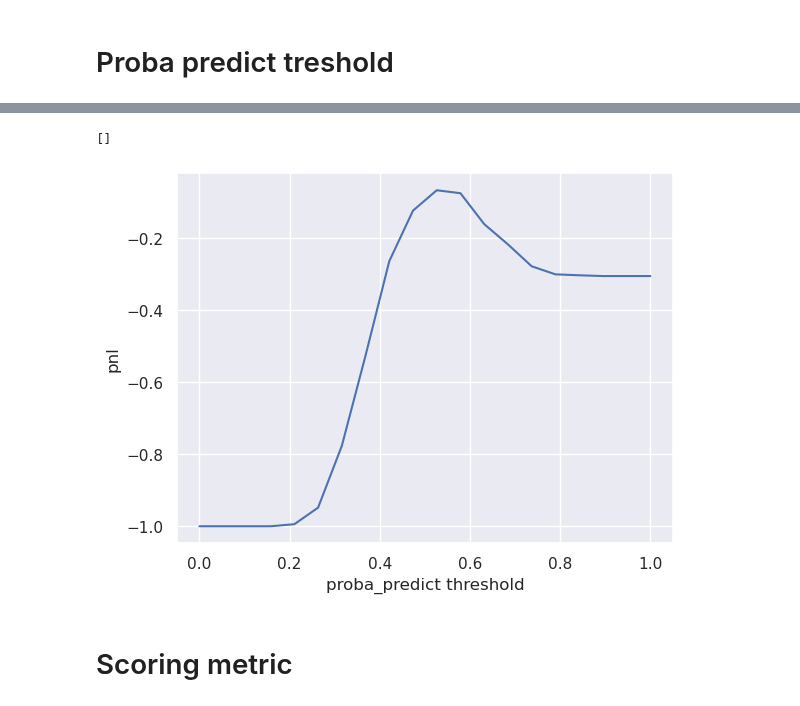
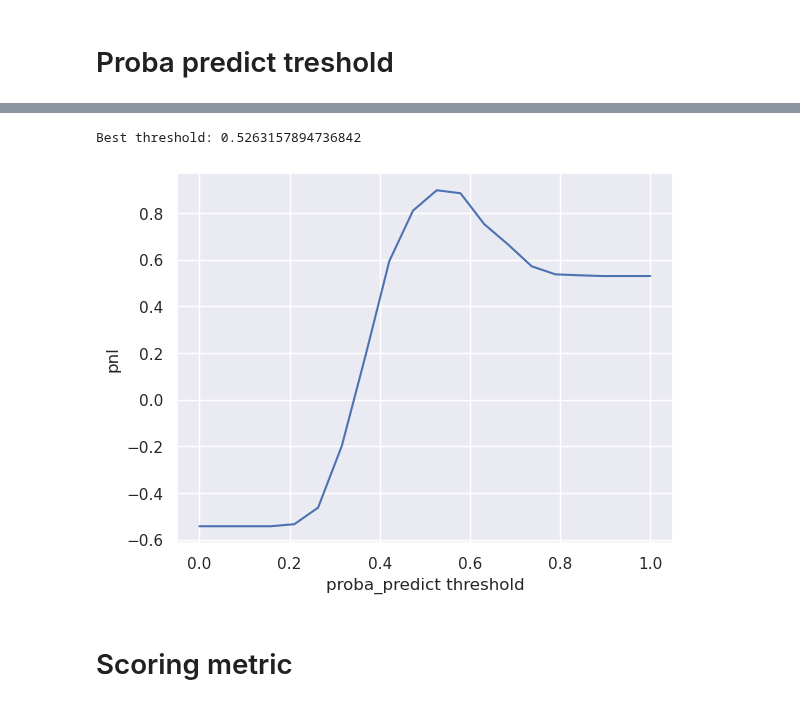
Before and after one commit to carlgennetais/P7_scoring_ML, a Jupyter notebook: notebooks/P7_04_modeling-pipeline.ipynb, the cells around one changed output, grey strips where cells are left out. Cells and saved outputs as stored; diff of their text form; code cells hidden in the pictures.

Commit message:
add metric comparision to baseline

```diff
--- a/notebooks/P7_04_modeling-pipeline.ipynb
+++ b/notebooks/P7_04_modeling-pipeline.ipynb
@@ -76,8 +76,8 @@ X_train, X_test, y_train, y_test = train_test_split(
 random_clf = DummyClassifier(strategy="uniform")
 random_clf.fit(X_train, y_train)
 y_pred_random = random_clf.predict(X_test)
-print(
-    f"PNL score with random clf: {human_format(pnl(y_test, y_pred_random, normalize=False))}"
-)
+# TODO: average over 10 runs
+baseline_pnl = pnl(y_test, y_pred_random, normalize=False)
+print(f"PNL score with random clf (baseline): {human_format(baseline_pnl)}")
 print(f"ROC score with random clf: {metrics.roc_auc_score(y_test, y_pred_random)}")
 # %% [output]
@@ -214,3 +221,10 @@ def pnl(
+# %%
+def pnl_to_baseline(y_true: "ndarray", y_pred: "ndarray", normalize=False):
+    dollar_diff = pnl(y_true, y_pred) - baseline_pnl
+    if normalize:
+        return dollar_diff / abs(baseline_pnl)
+    else:
+        return human_format(dollar_diff)
 # %% [markdown]
 ### Create customer scorer from custom pnl function
 # %%
@@ -481,23 +495,20 @@ plt.show();
 # %%
-res_roc_auc = pd.Series()
-res_accuracy = pd.Series()
+# looking for the proba predict threshold generating the maximum revenue
+# make new predictions
+y_pred_proba = (model.predict_proba(X_test))[:, 1]
 res_pnl = pd.Series()
 for threshold in np.linspace(0, 1, 20):
-    y_pred_threshold = (
-        model.predict_proba(
-            X_test,
-        )[:, 1]
-        >= threshold
-    ).astype(int)
-    res_roc_auc.loc[threshold] = metrics.roc_auc_score(y_test, y_pred_threshold)
-    res_accuracy.loc[threshold] = metrics.accuracy_score(y_test, y_pred_threshold)
-    res_pnl.loc[threshold] = pnl(y_test, y_pred_threshold)
-
-ax = res_pnl.plot()
+    y_pred_threshold = (y_pred_proba >= threshold).astype(int)
+    res_pnl.loc[threshold] = pnl_to_baseline(y_test, y_pred_threshold, normalize=True)
+res_pnl.plot()
 plt.xlabel("proba_predict threshold")
 plt.ylabel("pnl")
 plt.plot()
-# ax = res_accuracy.plot()
+
+# autoselect and apply best threshold
+best_threshold = res_pnl.idxmax()
+y_pred = (y_pred_proba >= best_threshold).astype(int)
+print(f"Best threshold: {best_threshold}")
 # %% [output]
-[]
+Best threshold: 0.5263157894736842
-[figure, old version]
+[figure, new version]
```
Also changed, not shown: parts of 26 cells of this notebook.
